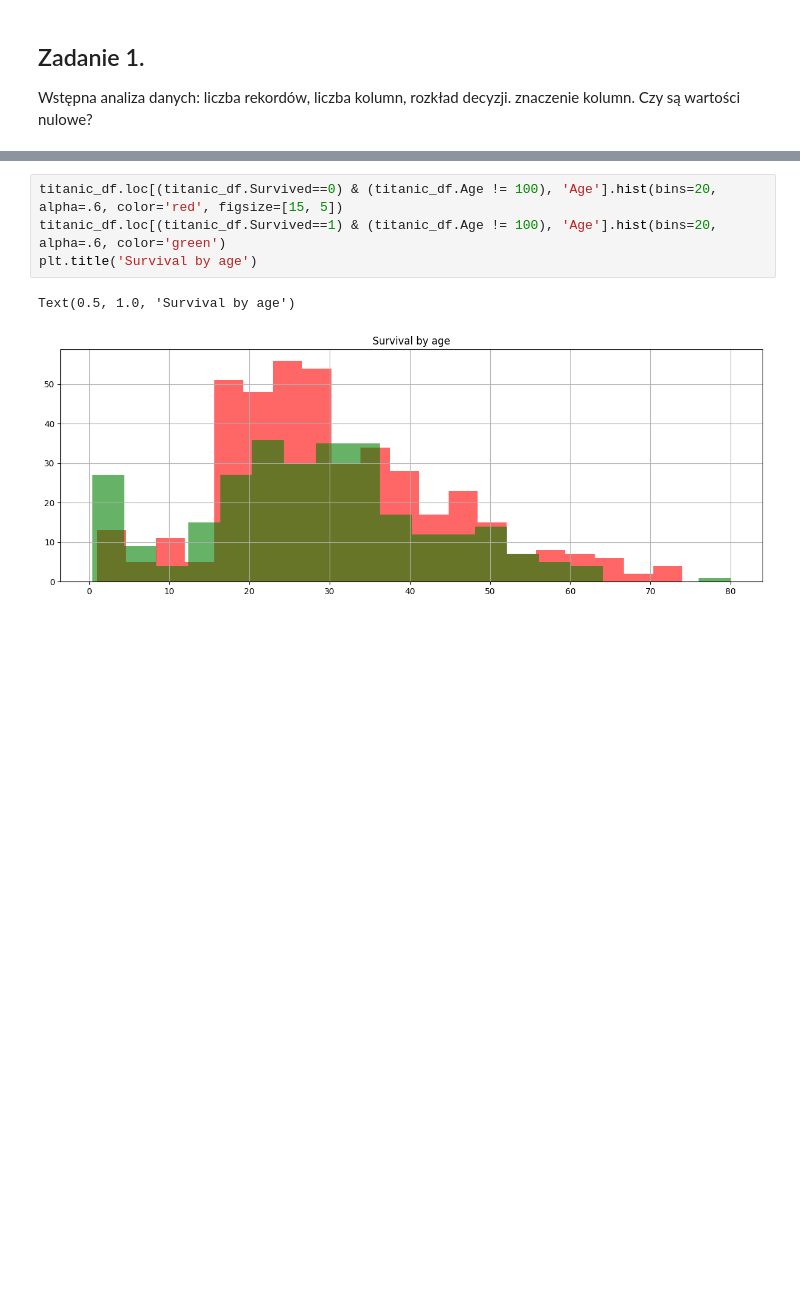
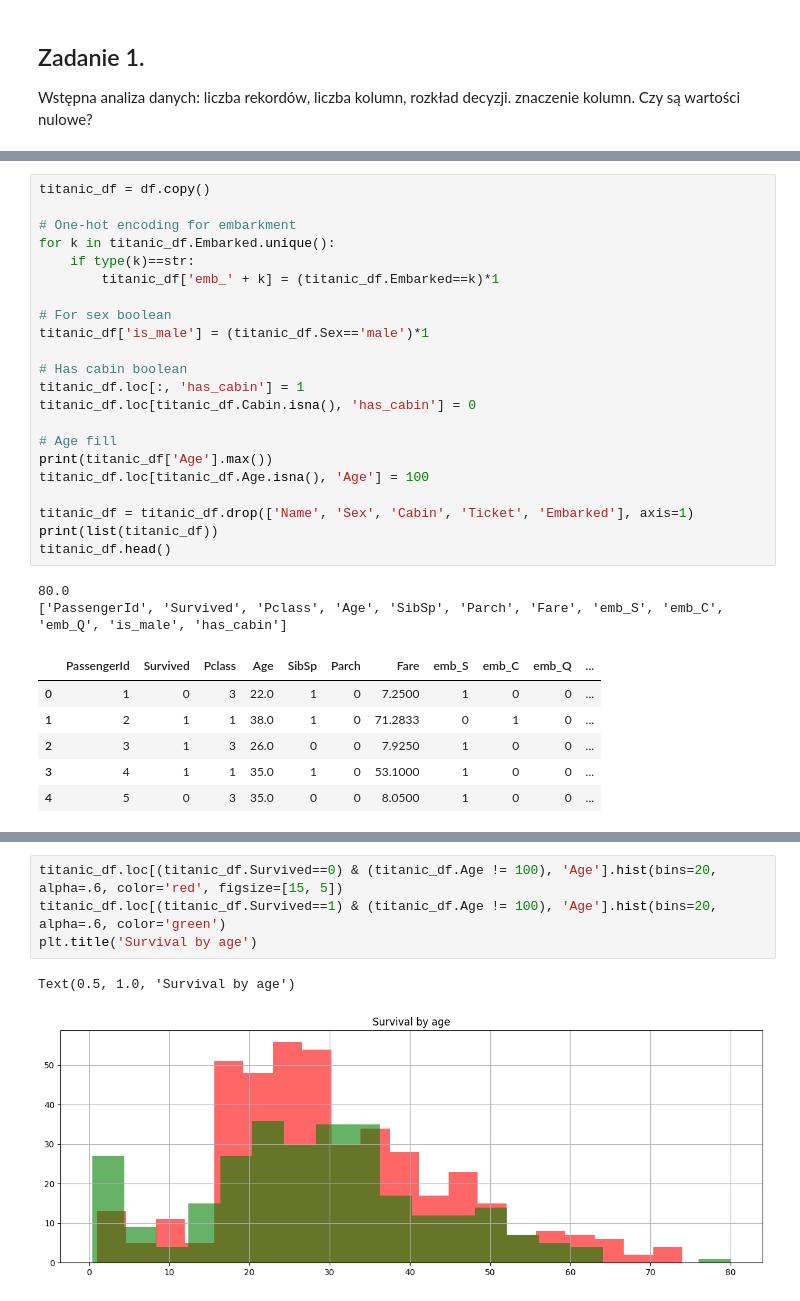
Before and after one commit to szezlong/Titanic_Disaster_Analysis, a Jupyter notebook: Titanic_DT_Ensemble.ipynb, the cells around one changed output, grey strips where cells are left out. Drawn from its saved outputs; the diff is of its cells as text; blank space fills up the shorter version.

```diff
--- a/Titanic_DT_Ensemble.ipynb
+++ b/Titanic_DT_Ensemble.ipynb
@@ -50,0 +84,31 @@ Wstępna analiza danych: liczba rekordów, liczba kolumn, rozkład decyzji. znac
+# %%
+titanic_df = df.copy()
+
+# One-hot encoding for embarkment
+for k in titanic_df.Embarked.unique():
+    if type(k)==str:
+        titanic_df['emb_' + k] = (titanic_df.Embarked==k)*1
+
+# For sex boolean
+titanic_df['is_male'] = (titanic_df.Sex=='male')*1
+
+# Has cabin boolean
+titanic_df.loc[:, 'has_cabin'] = 1
+titanic_df.loc[titanic_df.Cabin.isna(), 'has_cabin'] = 0
+
+# Age fill
+print(titanic_df['Age'].max())
+titanic_df.loc[titanic_df.Age.isna(), 'Age'] = 100
+
+titanic_df = titanic_df.drop(['Name', 'Sex', 'Cabin', 'Ticket', 'Embarked'], axis=1)
+print(list(titanic_df))
+titanic_df.head()
+# %% [output]
+80.0
+['PassengerId', 'Survived', 'Pclass', 'Age', 'SibSp', 'Parch', 'Fare', 'emb_S', 'emb_C', 'emb_Q', 'is_male', 'has_cabin']
+|  | PassengerId | Survived | Pclass | Age | SibSp | Parch | Fare | emb_S | emb_C | emb_Q | ... |
+| 0 | 1 | 0 | 3 | 22.0 | 1 | 0 | 7.2500 | 1 | 0 | 0 | ... |
+| 1 | 2 | 1 | 1 | 38.0 | 1 | 0 | 71.2833 | 0 | 1 | 0 | ... |
+| 2 | 3 | 1 | 3 | 26.0 | 0 | 0 | 7.9250 | 1 | 0 | 0 | ... |
+| 3 | 4 | 1 | 1 | 35.0 | 1 | 0 | 53.1000 | 1 | 0 | 0 | ... |
+| 4 | 5 | 0 | 3 | 35.0 | 0 | 0 | 8.0500 | 1 | 0 | 0 | ... |
```
Also changed, not shown: parts of 35 cells of this notebook.
